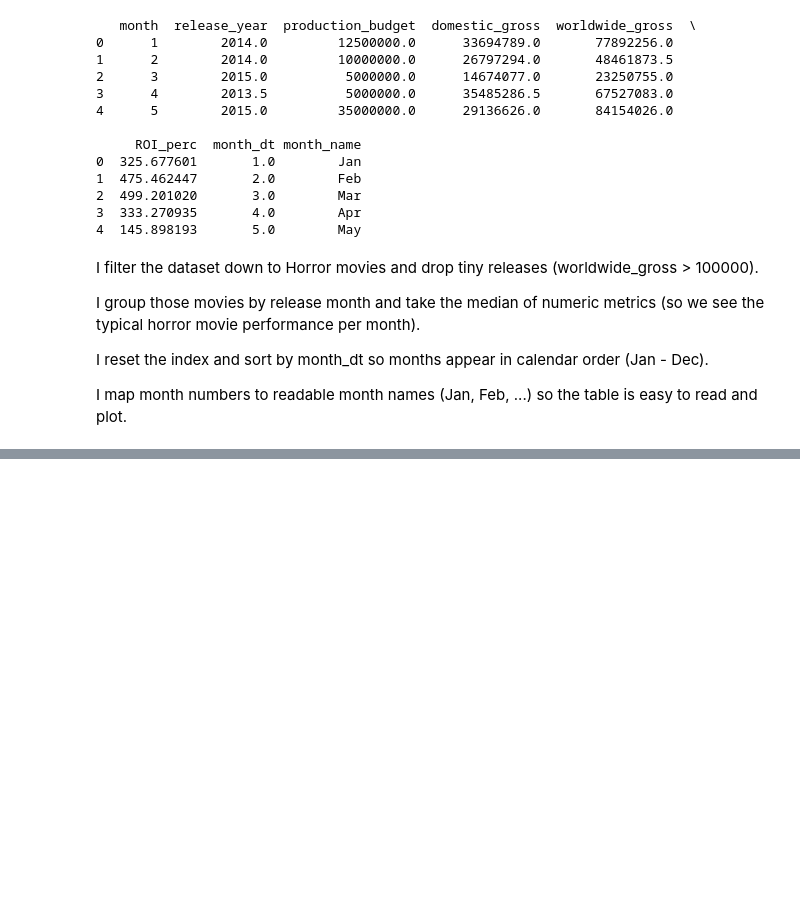
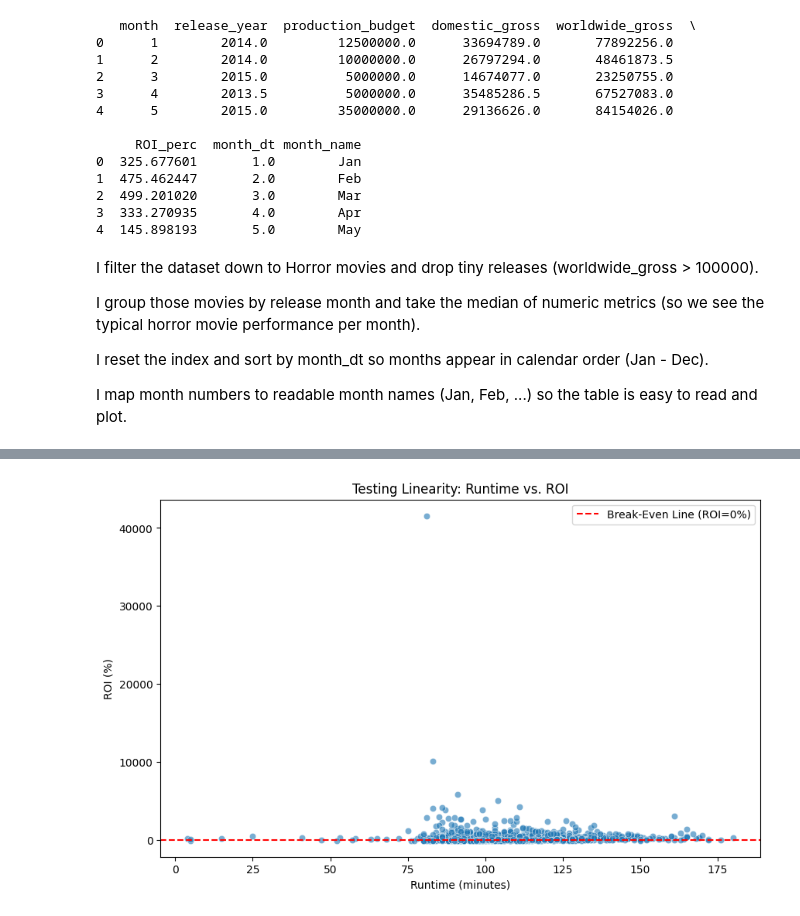
Before and after one commit to Ray-Onsongo/movie-data-analysis, a Jupyter notebook: movie-data-analysis.ipynb, the cells around one changed output, grey strips where cells are left out. Drawn from its saved outputs; the diff is of its cells as text; code cells hidden in the pictures; blank space fills up the shorter version.

```diff
--- a/movie-data-analysis.ipynb
+++ b/movie-data-analysis.ipynb
@@ -1164,0 +1231,14 @@ display(genre_overall_clean.describe())
+# %%
+import matplotlib.pyplot as plt
+import seaborn as sns
+
+plt.figure(figsize=(10, 6))
+sns.scatterplot(data=numbers_and_runtime, x='runtime_minutes', y='ROI_perc', alpha=0.6)
+plt.axhline(y=0, color='r', linestyle='--', label='Break-Even Line (ROI=0%)')
+plt.title('Testing Linearity: Runtime vs. ROI')
+plt.xlabel('Runtime (minutes)')
+plt.ylabel('ROI (%)')
+plt.legend()
+plt.show()
+# %% [output]
+[figure, added]
```
Also changed, not shown: parts of 148 cells of this notebook.
